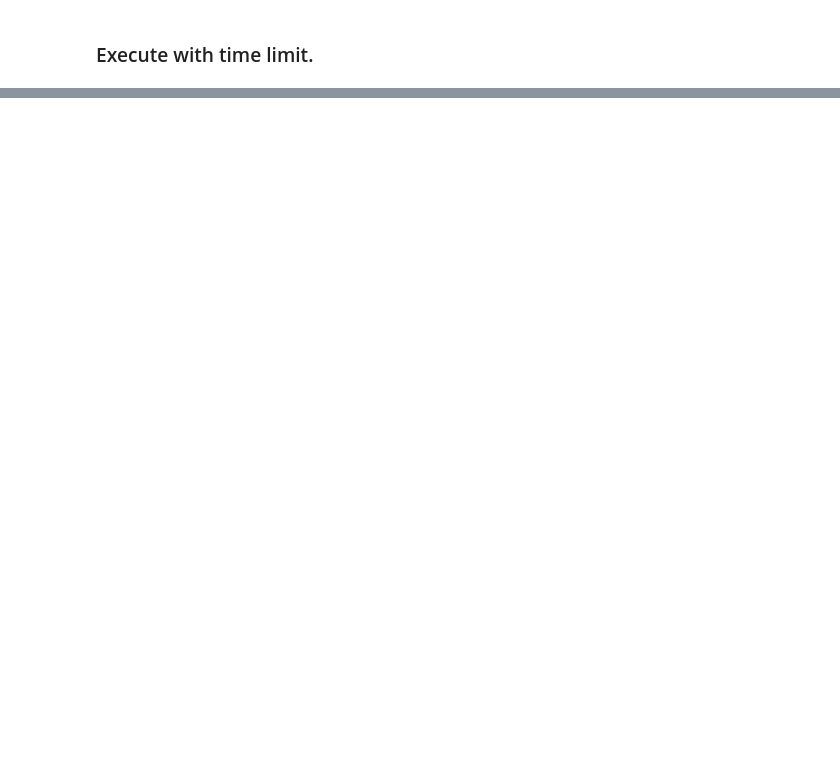
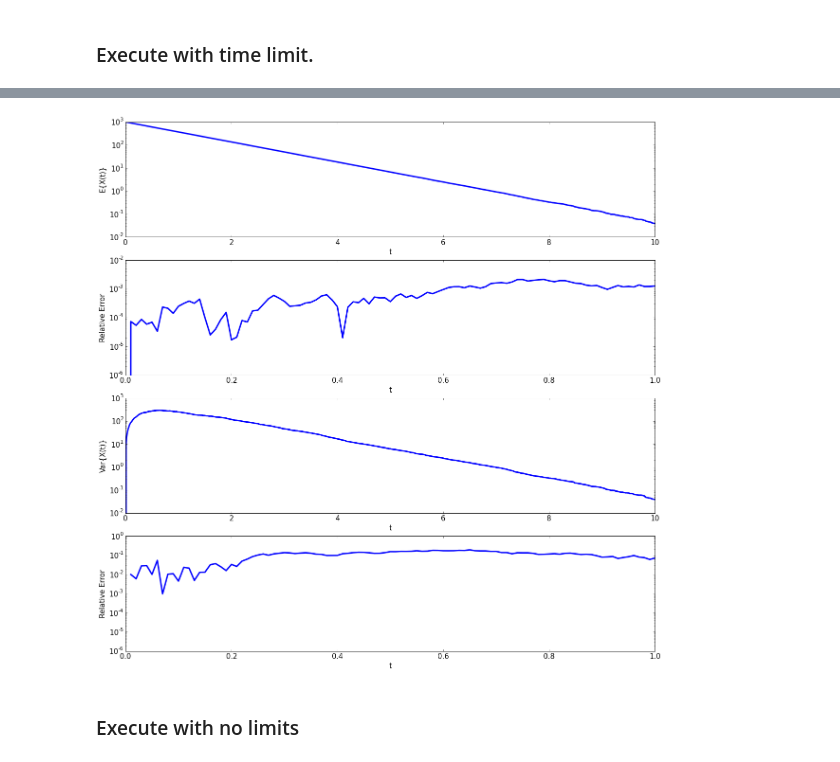
Before and after one commit to telamonian/lmes, a Jupyter notebook: regression/first_order_decay/analysis.ipynb, the cells around one changed output, grey strips where cells are left out. Drawn from its saved outputs; the diff is of its cells as text; code cells hidden in the pictures; blank space fills up the shorter version.

Commit message:
- Updated analysis of first order decay tests.

```diff
--- a/regression/first_order_decay/analysis.ipynb
+++ b/regression/first_order_decay/analysis.ipynb
@@ -61,0 +62,55 @@ xlabel('t'); ylabel('# Molecules')
+# %%
+# Plot the ensemble average.
+dirname="data/1"
+filename="%s/first_order_decay.lm"%dirname
+fp = h5py.File(filename, "r")
+matplotlib.rcParams.update({'font.size': 15, "figure.figsize": (20,20)})
+replicates=fp["/Simulations"].keys()
+k=0
+mSim=None
+vSim=None
+times=None
+for replicate in replicates:
+    if times is None:
+        times = np.zeros(fp["/Simulations/%s/SpeciesCountTimes"%replicate].shape, dtype=double)
+        times += fp["/Simulations/%s/SpeciesCountTimes"%replicate]
+    counts=fp["/Simulations/%s/SpeciesCounts"%replicate]
+    if mSim is None:
+        k += 1
+        mSim = np.zeros(counts.shape, dtype=double)
+        mSim[:,:] = counts
+        vSim = np.zeros(counts.shape, dtype=double)
+    else:
+        k += 1
+        mSim = mSim + (counts-mSim)/k
+        vSim = vSim + (counts-mSim)*(counts-mSim)
+
+vSim /= (k-1)
+
+ax=plt.subplot(4,1,1)
+plt.plot(times,mSim, **plotStyles)
+ax.set_yscale('log'); xlabel('t'); ylabel('E{X(t)}')
+
+ax=plt.subplot(4,1,2)
+A0=mSim[0]
+k=1.0
+mTheory=np.zeros(mSim.shape, dtype=double)
+mTheory[:,0]=A0*exp(-k*times)
+plt.plot(times,abs(mSim-mTheory)/mTheory, **plotStyles)
+ax.set_yscale('log'); xlim([0,1]); ylim([1e-6,1e-2]); xlabel('t'); ylabel('Relative Error')
+
+ax=plt.subplot(4,1,3)
+plt.plot(times,vSim, **plotStyles)
+ax.set_yscale('log'); xlabel('t'); ylabel('Var{X(t)}')
+
+ax=plt.subplot(4,1,4)
+vTheory=np.zeros(vSim.shape, dtype=double)
+vTheory[:,0]=A0*exp(-k*times)*(1-exp(-k*times))
+plt.plot(times,abs(vSim-vTheory)/vTheory, **plotStyles)
+ax.set_yscale('log'); xlim([0,1]); ylim([1e-6,1e-0]); xlabel('t'); ylabel('Relative Error')
+
+pass
+# %% [output]
+[figure, added]
+# %% [markdown]
+### Execute with no limits
```
Also changed, not shown: parts of 21 cells of this notebook.
